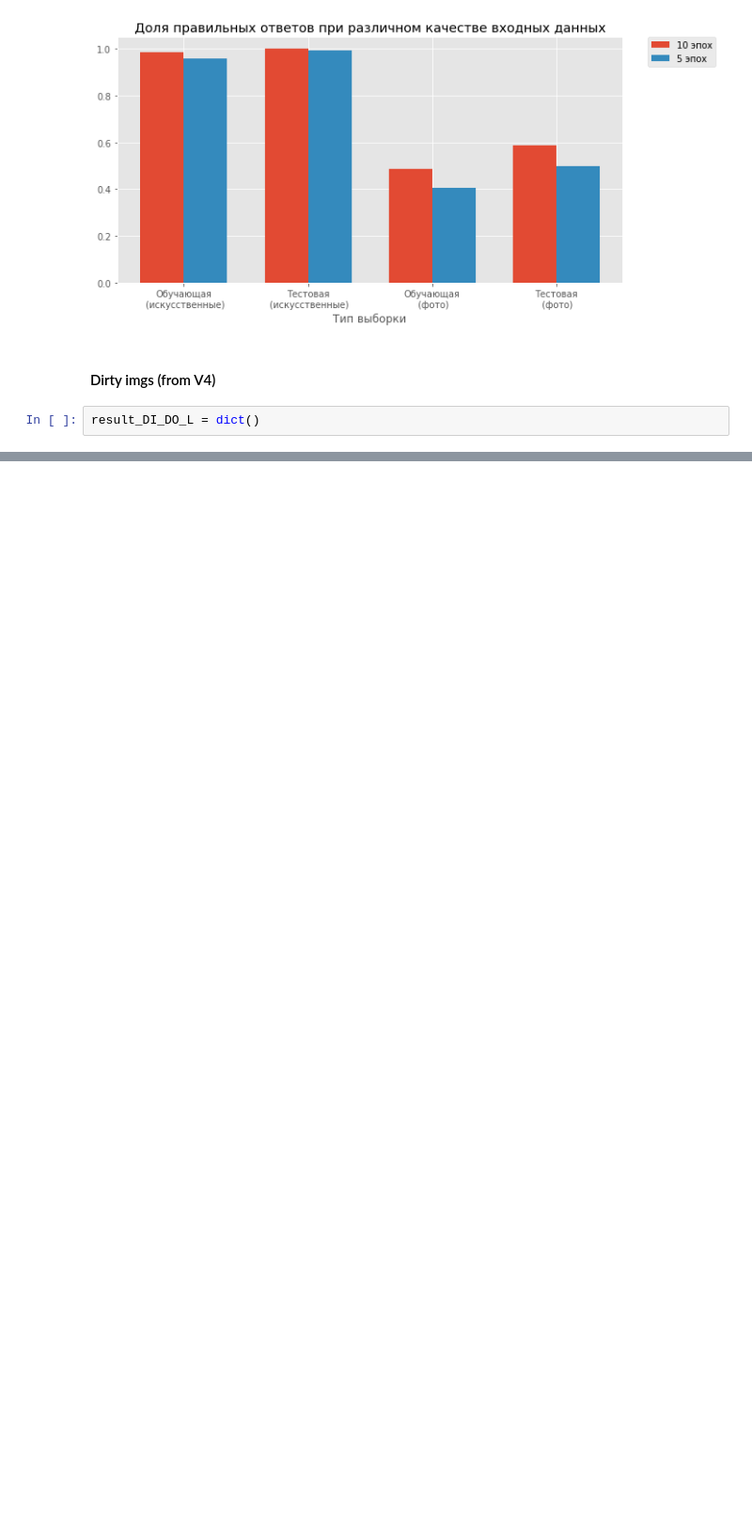
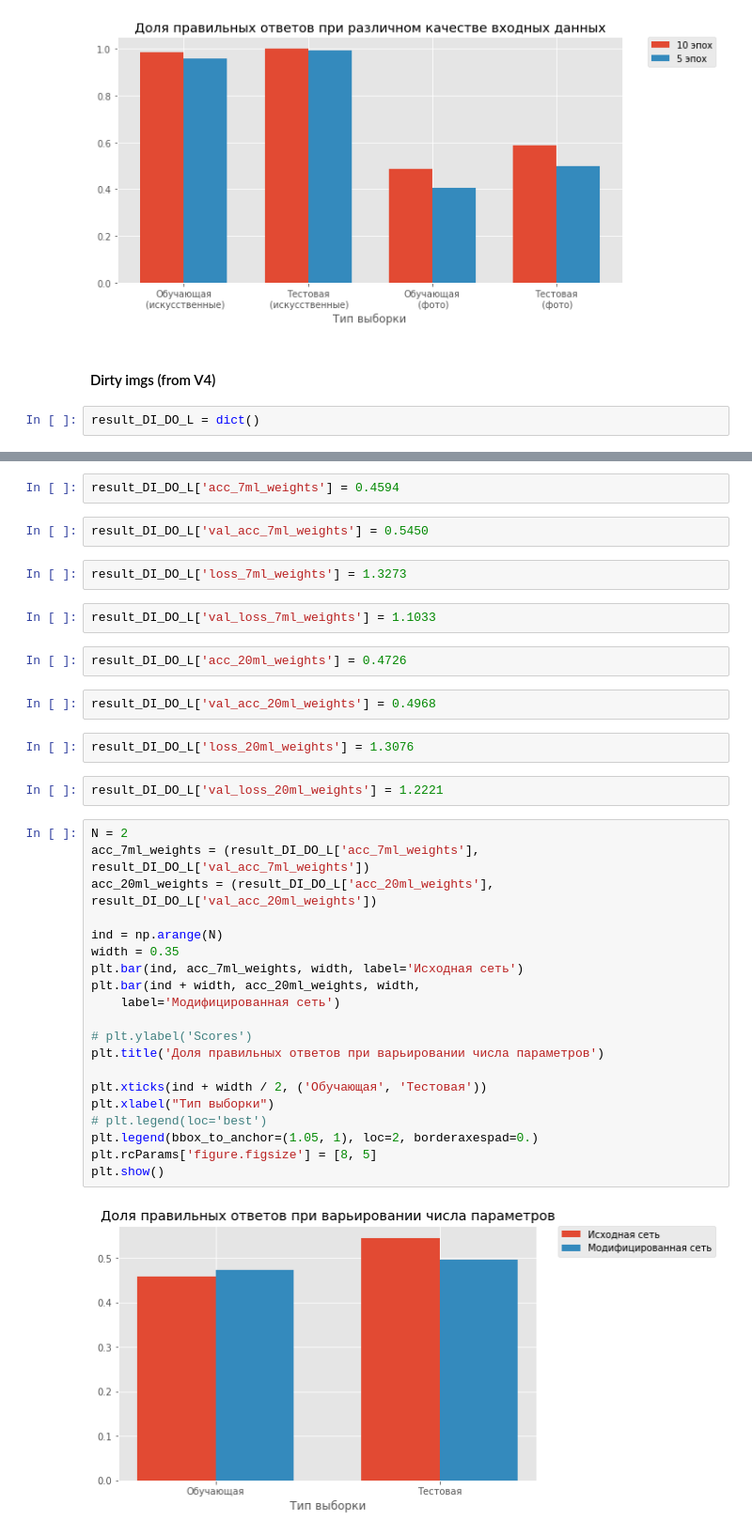
Before and after one commit to ATomilov/nir_jupyter, a Jupyter notebook: Graphics_of_learning.ipynb, the cells around one changed output, grey strips where cells are left out. Shown at 94% size. Cells and saved outputs as stored; diff of their text form; blank space fills up the shorter version.

```diff
--- a/Graphics_of_learning.ipynb
+++ b/Graphics_of_learning.ipynb
@@ -155,0 +175,38 @@ result_DI_DO_L = dict()
+# %%
+result_DI_DO_L['acc_7ml_weights'] = 0.4594
+# %%
+result_DI_DO_L['val_acc_7ml_weights'] = 0.5450
+# %%
+result_DI_DO_L['loss_7ml_weights'] = 1.3273
+# %%
+result_DI_DO_L['val_loss_7ml_weights'] = 1.1033
+# %%
+result_DI_DO_L['acc_20ml_weights'] = 0.4726
+# %%
+result_DI_DO_L['val_acc_20ml_weights'] = 0.4968
+# %%
+result_DI_DO_L['loss_20ml_weights'] = 1.3076
+# %%
+result_DI_DO_L['val_loss_20ml_weights'] = 1.2221
+# %%
+N = 2
+acc_7ml_weights = (result_DI_DO_L['acc_7ml_weights'], result_DI_DO_L['val_acc_7ml_weights'])
+acc_20ml_weights = (result_DI_DO_L['acc_20ml_weights'], result_DI_DO_L['val_acc_20ml_weights'])
+
+ind = np.arange(N)
+width = 0.35
+plt.bar(ind, acc_7ml_weights, width, label='Исходная сеть')
+plt.bar(ind + width, acc_20ml_weights, width,
+    label='Модифицированная сеть')
+
+# plt.ylabel('Scores')
+plt.title('Доля правильных ответов при варьировании числа параметров')
+
+plt.xticks(ind + width / 2, ('Обучающая', 'Тестовая'))
+plt.xlabel("Тип выборки")
+# plt.legend(loc='best')
+plt.legend(bbox_to_anchor=(1.05, 1), loc=2, borderaxespad=0.)
+plt.rcParams['figure.figsize'] = [8, 5]
+plt.show()
+# %% [output]
+[figure, added]
```
Also changed, not shown: parts of 25 cells of this notebook.
